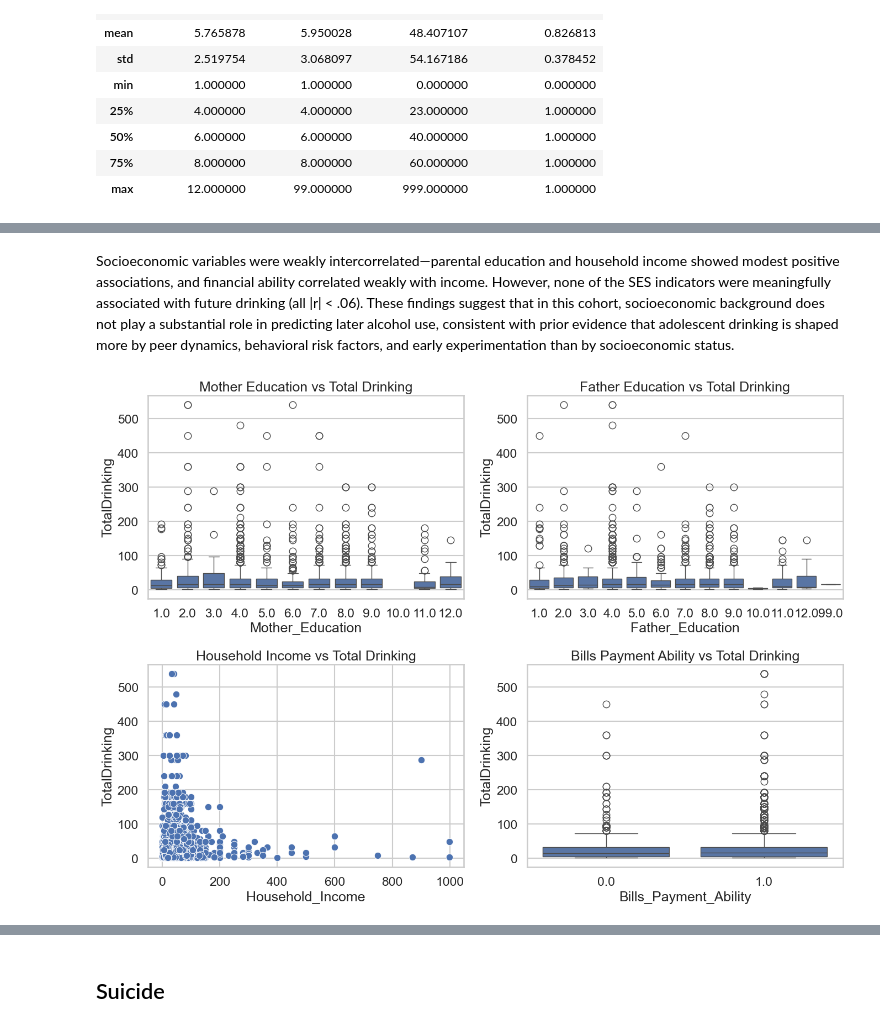
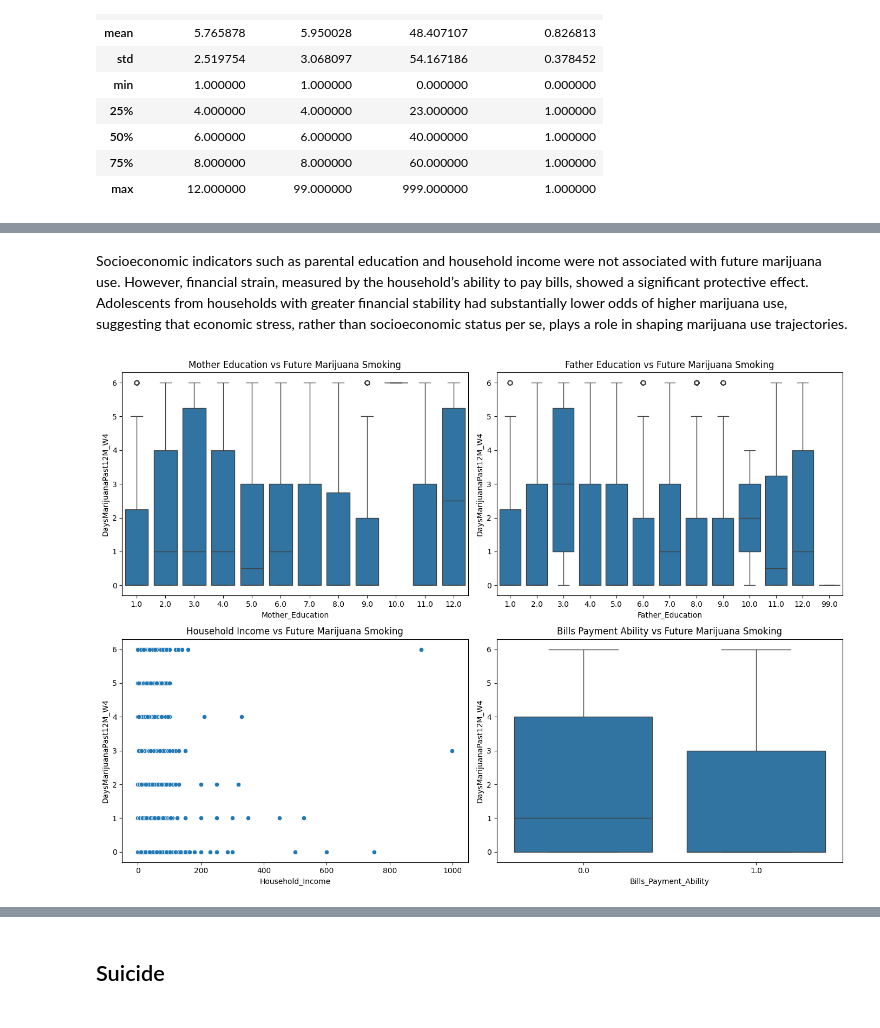
Before and after one commit to hmhamade1999-debug/Substance-Use-Prediction-From-Adolescence, a Jupyter notebook: marijuana/Capstone_USJ_EDA-marijuana-fullvar.ipynb, the cells around one changed output, grey strips where cells are left out. Drawn from its saved outputs; the diff is of its cells as text; code cells hidden in the pictures.

```diff
--- a/marijuana/Capstone_USJ_EDA-marijuana-fullvar.ipynb
+++ b/marijuana/Capstone_USJ_EDA-marijuana-fullvar.ipynb
@@ -2003,0 +1899,17 @@ print(group_means)
+# %%
+from statsmodels.miscmodels.ordinal_model import OrderedModel
+
+temp2 = df1.dropna(subset=["BirthOrder_W1", dep]).copy()
+
+temp2["BirthOrder_W1"] = pd.to_numeric(temp2["BirthOrder_W1"], errors="coerce")
+temp2[dep] = pd.to_numeric(temp2[dep], errors="coerce")
+
+temp2 = temp2.dropna(subset=["BirthOrder_W1", dep])
+
+y_ord = temp2[dep].astype(int)
+X = temp2[["BirthOrder_W1"]]
+
+model = OrderedModel(y_ord, X, distr="logit")
+res = model.fit(method="bfgs", maxiter=1000, disp=False)
+
+print(res.summary())
@@ -2208,8 +2211,8 @@ depression_vars = [
 results = []
 
 for var in depression_vars:
-    temp = df1.dropna(subset=[var, 'TotalDrinking'])
-    group_means = temp.groupby(var)['TotalDrinking'].mean()
+    temp = df1.dropna(subset=[var, dep])
+    group_means = temp.groupby(var)[dep].mean()
     results.append(group_means)
 
 # Combine results into a single DataFrame for easy comparison
@@ -2523,10 +2867,10 @@ for v in reverse_vars:
     df1[v] = 6 - df1[v]
 # %%
 # 4️⃣ Display average TotalDrinks by response level for each variable
-print("Average Drinking by Response Level for Each Motivation Variable:\n")
+print("Average Smoking by Response Level for Each Motivation Variable:\n")
 for v in motivation_vars:
     avg_table = (
-        df1.groupby(v, dropna=True)['TotalDrinking']
+        df1.groupby(v, dropna=True)[dep]
            .mean()
            .round(2)
     )
@@ -3363,6 +3951,3 @@ Name: count, dtype: int64
 df1['HouseholdSmokes'].nunique()
 # %% [output]
 2
-# %%
-df1["AID"] = df1["AID"].astype(str)
-df["AID"] = df["AID"].astype(str)
@@ -3659,25 +4374,25 @@ plt.show()
 # %% [markdown]
-Socioeconomic variables were weakly intercorrelated—parental education and household income showed modest positive associations, and financial ability correlated weakly with income. However, none of the SES indicators were meaningfully associated with future drinking (all |r| < .06). These findings suggest that in this cohort, socioeconomic background does not play a substantial role in predicting later alcohol use, consistent with prior evidence that adolescent drinking is shaped more by peer dynamics, behavioral risk factors, and early experimentation than by socioeconomic status.
+Socioeconomic indicators such as parental education and household income were not associated with future marijuana use. However, financial strain, measured by the household’s ability to pay bills, showed a significant protective effect. Adolescents from households with greater financial stability had substantially lower odds of higher marijuana use, suggesting that economic stress, rather than socioeconomic status per se, plays a role in shaping marijuana use trajectories.
 # %%
 import seaborn as sns
 import matplotlib.pyplot as plt
 
 fig, axes = plt.subplots(2, 2, figsize=(14,10))
 
-sns.boxplot(x='Mother_Education', y='TotalDrinking', data=df1, ax=axes[0,0])
-axes[0,0].set_title('Mother Education vs Total Drinking')
+sns.boxplot(x='Mother_Education', y=dep, data=df1, ax=axes[0,0])
+axes[0,0].set_title('Mother Education vs Future Marijuana Smoking')
 
-sns.boxplot(x='Father_Education', y='TotalDrinking', data=df1, ax=axes[0,1])
-axes[0,1].set_title('Father Education vs Total Drinking')
+sns.boxplot(x='Father_Education', y=dep, data=df1, ax=axes[0,1])
+axes[0,1].set_title('Father Education vs Future Marijuana Smoking')
 
-sns.scatterplot(x='Household_Income', y='TotalDrinking', data=df1, ax=axes[1,0])
-axes[1,0].set_title('Household Income vs Total Drinking')
+sns.scatterplot(x='Household_Income', y=dep, data=df1, ax=axes[1,0])
+axes[1,0].set_title('Household Income vs Future Marijuana Smoking')
 
 # Boxplot only for Bills Payment Ability
-sns.boxplot(x='Bills_Payment_Ability', y='TotalDrinking', data=df1, ax=axes[1,1])
-axes[1,1].set_title('Bills Payment Ability vs Total Drinking')
+sns.boxplot(x='Bills_Payment_Ability', y=dep, data=df1, ax=axes[1,1])
+axes[1,1].set_title('Bills Payment Ability vs Future Marijuana Smoking')
 
 plt.tight_layout()
 plt.show()
 # %% [output]
-[figure, old version]
+[figure, new version]
```
Also changed, not shown: parts of 106 cells of this notebook.
